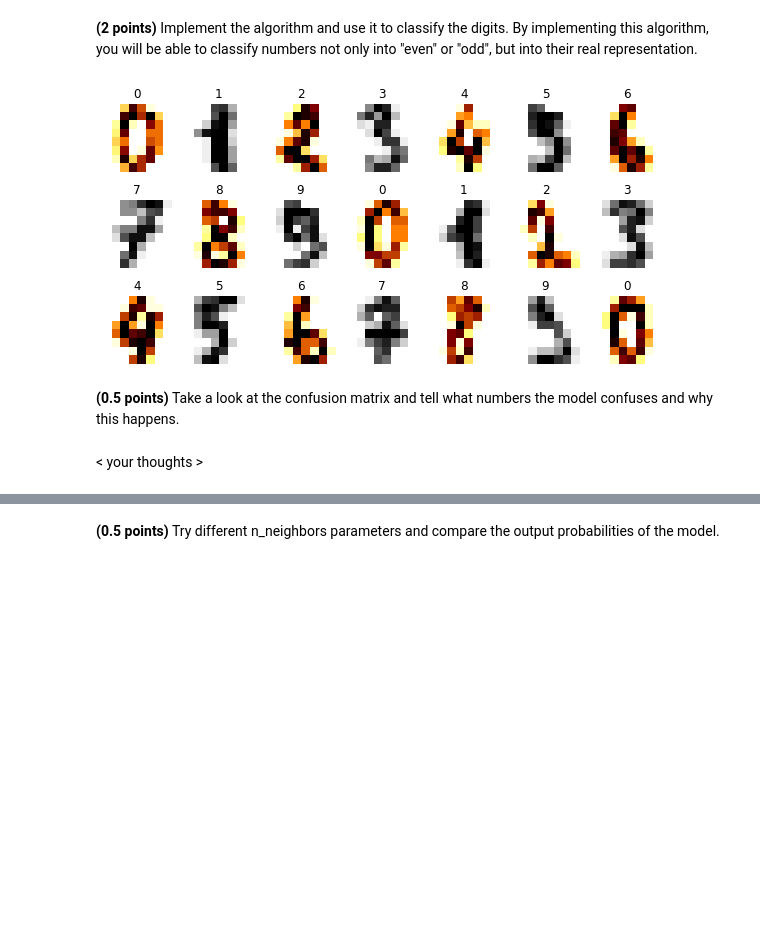
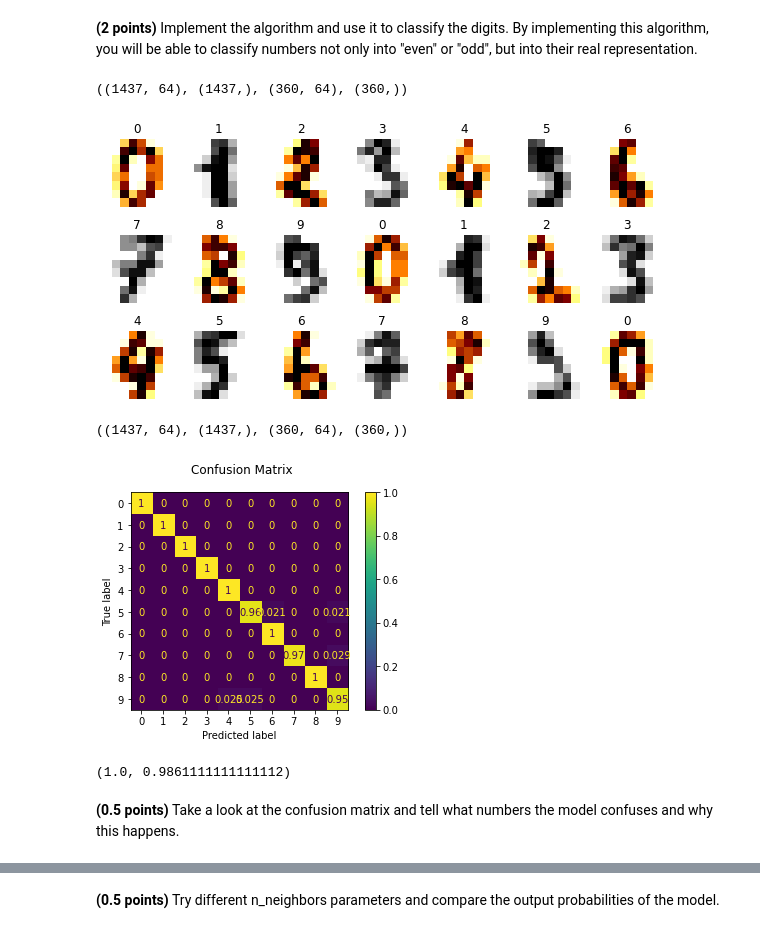
Before and after one commit to kastrubait/ml-intro-2022Q1, a Jupyter notebook: task-5_hw_classification.ipynb, the cells around one changed output, grey strips where cells are left out. Saved outputs shown, nothing was run; the diff lists cells and outputs as text; code cells hidden in the pictures; blank space fills up the shorter version.

```diff
--- a/task-5_hw_classification.ipynb
+++ b/task-5_hw_classification.ipynb
@@ -355,6 +355,7 @@ class CustomKNeighborsClassifier:
         self.n_neighbors = n_neighbors
         self.weights = weights
         self.eps = eps
+        self.probabilities_all = []
 
 
     def get_pairwise_distances(self, X, Y):
@@ -422,6 +423,8 @@ class CustomKNeighborsClassifier:
                 weights_of_points = 1 / (P + self.eps)
 
             # <your code>
+            new_probabilities = []
+            return np.array(new_probabilities)
 
 
 
@@ -463,9 +466,14 @@ for ax, image, label in zip(axes.flatten(), X, y):
     ax.set_title(label)
 
 X_train, X_test, y_train, y_test = train_test_split(X, y, test_size=0.2, shuffle=True, random_state=42)
+X_train.shape, y_train.shape, X_test.shape,  y_test.shape
 # %% [output]
+((1437, 64), (1437,), (360, 64), (360,))
 [figure]
 # %%
 model.fit(X_train, y_train)
 knn.fit(X_train, list(map(str, y_train)));
+X_train.shape, y_train.shape, X_test.shape,  y_test.shape
+# %% [output]
+((1437, 64), (1437,), (360, 64), (360,))
 # %%
@@ -473,9 +481,12 @@ assert np.allclose(model.predict_proba(X_test), knn.predict_proba(X_test))
 # %%
-train_acc, test_acc = fit_evaluate(model, X_train, y_train, X_test, y_test)
+train_acc, test_acc = fit_evaluate(knn, X_train, y_train, X_test, y_test)
+train_acc, test_acc
+#X_train.shape, y_train.shape, X_test.shape,  y_test.shape
+# %% [output]
+[figure, added]
+(1.0, 0.9861111111111112)
 # %%
 assert train_acc == 1
 assert test_acc > 0.98
 # %% [markdown]
 **(0.5 points)** Take a look at the confusion matrix and tell what numbers the model confuses and why this happens.
-# %% [markdown]
-< your thoughts >
```
Also changed, not shown: parts of 18 cells of this notebook.
